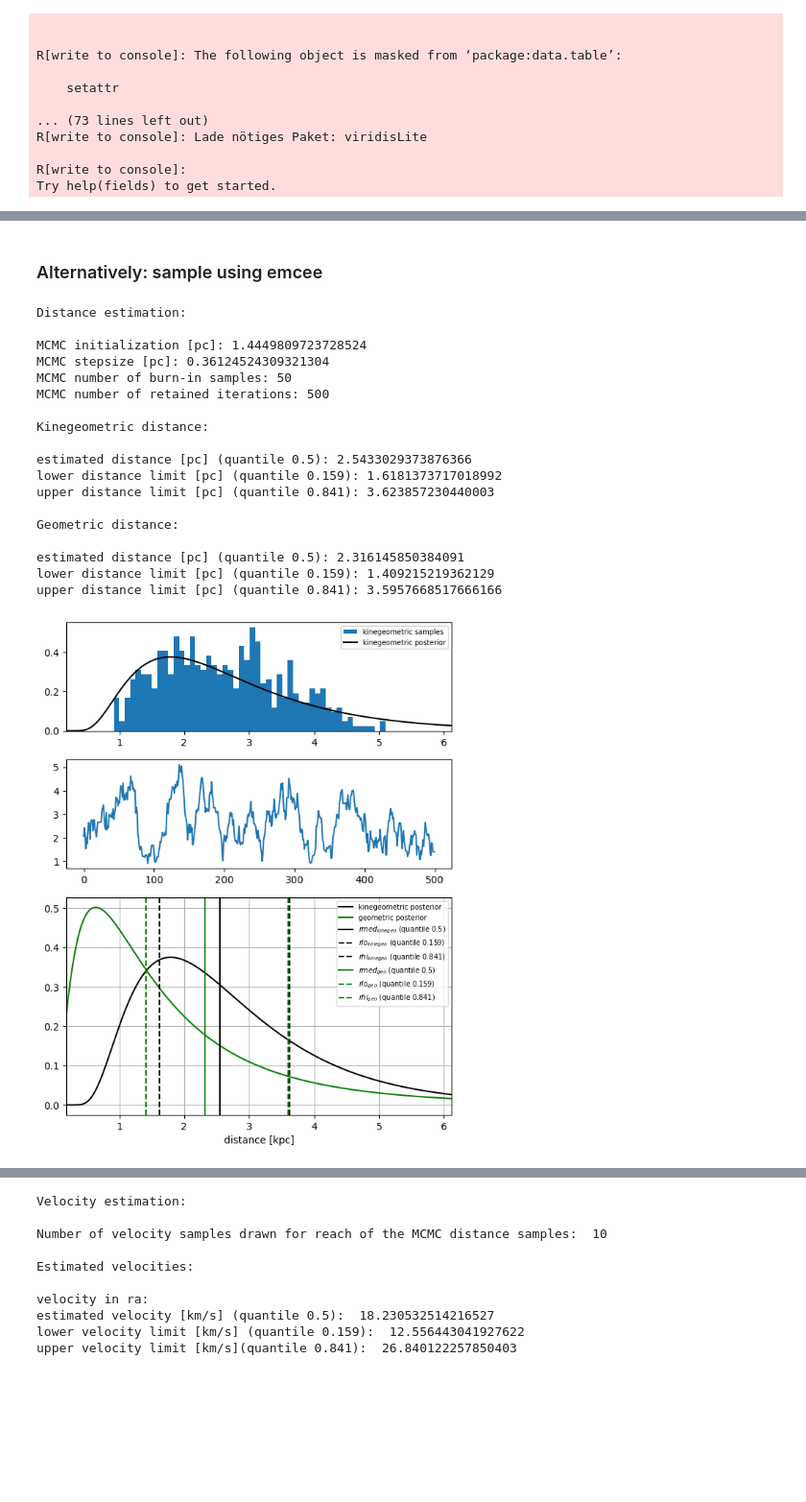
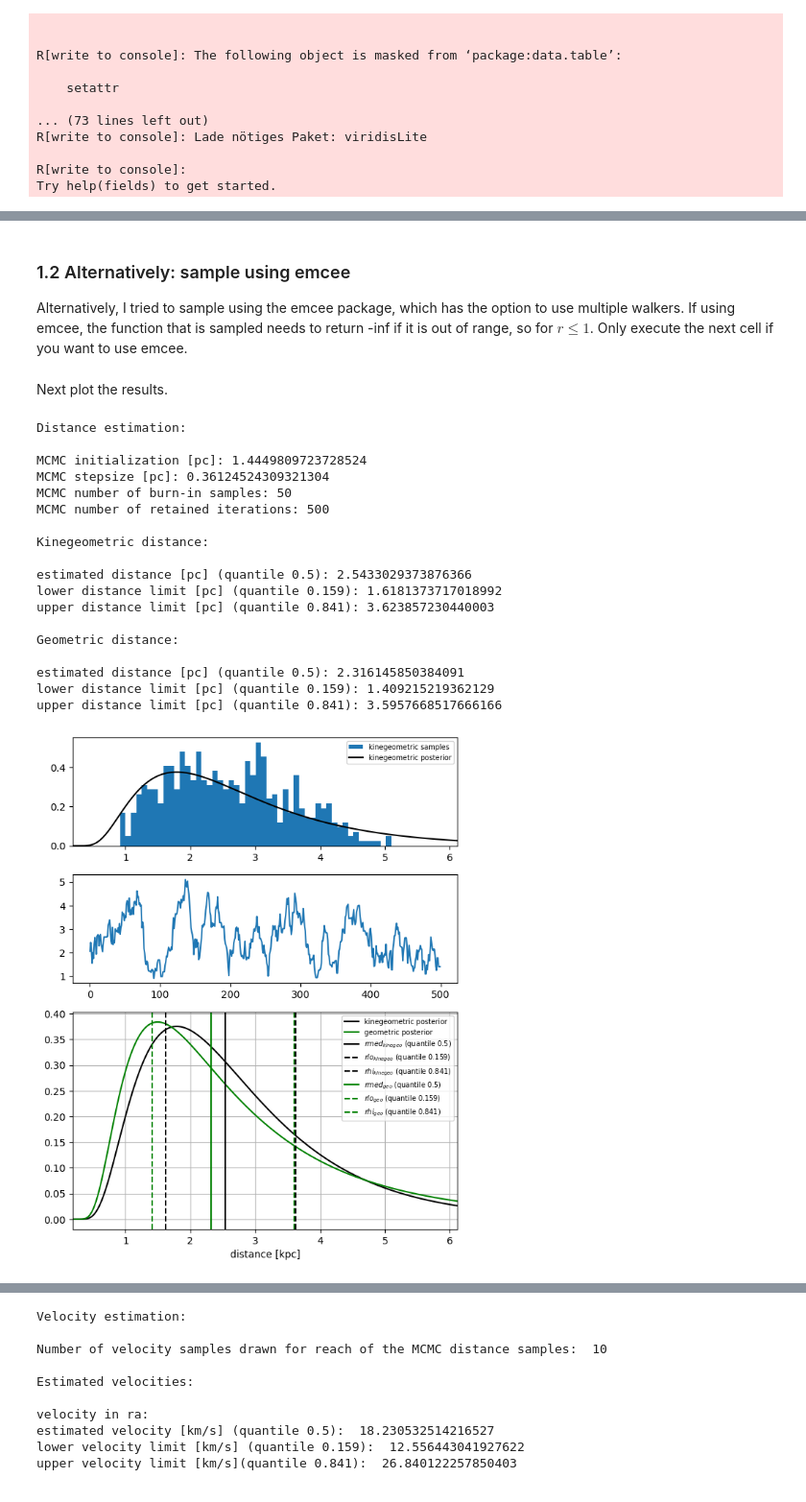
Before and after one commit to ElisaHaas25/Kinegeometric-Distance-Estimation, a Jupyter notebook: test_sampling.ipynb, the cells around one changed output, grey strips where cells are left out. Shown at 96% size. Saved outputs shown, nothing was run; the diff lists cells and outputs as text; code cells hidden in the pictures; blank space fills up the shorter version.

```diff
--- a/test_sampling.ipynb
+++ b/test_sampling.ipynb
@@ -308,7 +321,9 @@ rSamp_geo = samp_geo[:,1]
 samp_kinegeo = metrop(func=logkinegeopostdensity ,thetaInit= rInit, Nburnin=Nburnin ,Nsamp=Nsamp,sampleCov=rStep**2 ,seed=seed,parallax=parallax, parallaxVar = parallaxVar,propm=propm, Cov3=Cov3, Cov2=Cov2, healpix=healpix,alpha=alpha,beta=beta,rlen=rlen, kfac=kfac)
 rSamp_kinegeo = samp_kinegeo[:,1]
 # %% [markdown]
-### Alternatively: sample using emcee
+### 1.2 Alternatively: sample using emcee
+
+Alternatively, I tried to sample using the emcee package, which has the option to use multiple walkers. If using emcee, the function that is sampled needs to return -inf if it is out of range, so for $r \leq 1$. Only execute the next cell if you want to use emcee.
 # %%
 #Nsamp= 500
 #Nburnin= 50
@@ -346,5 +372,8 @@ rSamp_kinegeo = samp_kinegeo[:,1]
+# %% [markdown]
+Next plot the results.
 # %%
 # Plots
+
 fig,ax = plt.subplots(3,1,figsize=(7,9), gridspec_kw={'height_ratios': [1,1,2]})
 
 # distance range for plotting
@@ -362,14 +391,17 @@ ax[1].plot(np.arange(0,len(rSamp_kinegeo),1),rSamp_kinegeo)
 
 # plot kinegeo + geo posterior
 logKinegeo_plot=[]
+logGeo_plot = []
 
 for i in r_plot:
-    logKinegeo_plot.append(logkinegeopostdensity(i, parallax, parallaxVar ,propm, Cov3, Cov2, healpix,alpha,beta,rlen, kfac))
+    logKinegeo_plot.append(logkinegeopostdensity(dist=i, parallax=parallax, parallaxVar=parallaxVar ,\
+                                                 propm=propm, Cov3=Cov3, Cov2=Cov2, healpix=healpix,alpha=alpha,beta=beta,rlen=rlen, kfac=kfac))
+    logGeo_plot.append(loggeopostdensity(dist=i, parallax=parallax, parallaxVar=parallaxVar, alpha=alpha,beta=beta,rlen=rlen))
 
 kinegeo_plot = 10**(np.array(logKinegeo_plot))
 kinegeo_norm = integrate.trapezoid(kinegeo_plot,r_plot)
 
-geo_plot = 10**(loggeopostdensity(r_plot, parallax, parallaxVar, alpha,beta,rlen))
+geo_plot = 10**(np.array(logGeo_plot))
 geo_norm = integrate.trapezoid(geo_plot,r_plot)
 
 
@@ -419,31 +451,31 @@ print('Kinegeometric distance:')
 print('')
 print('estimated distance [pc] (quantile 0.5):',rest_kinegeo)
 print('lower distance limit [pc] (quantile 0.159):', rlo_kinegeo)
 print('upper distance limit [pc] (quantile 0.841):', rhi_kinegeo)
 print('')
 print('Geometric distance:')
 print('')
 print('estimated distance [pc] (quantile 0.5):',rest_geo)
 print('lower distance limit [pc] (quantile 0.159):', rlo_geo)
 print('upper distance limit [pc] (quantile 0.841):', rhi_geo)
 print('')
 # %% [output]
 Distance estimation:
 
 MCMC initialization [pc]: 1.4449809723728524
 MCMC stepsize [pc]: 0.36124524309321304
 MCMC number of burn-in samples: 50
 MCMC number of retained iterations: 500
 
 Kinegeometric distance:
 
 estimated distance [pc] (quantile 0.5): 2.5433029373876366
 lower distance limit [pc] (quantile 0.159): 1.6181373717018992
 upper distance limit [pc] (quantile 0.841): 3.623857230440003
 
 Geometric distance:
 
 estimated distance [pc] (quantile 0.5): 2.316145850384091
 lower distance limit [pc] (quantile 0.159): 1.409215219362129
 upper distance limit [pc] (quantile 0.841): 3.5957668517666166
-[figure, old version]
+[figure, new version]
```
Also changed, not shown: parts of 34 cells of this notebook.
